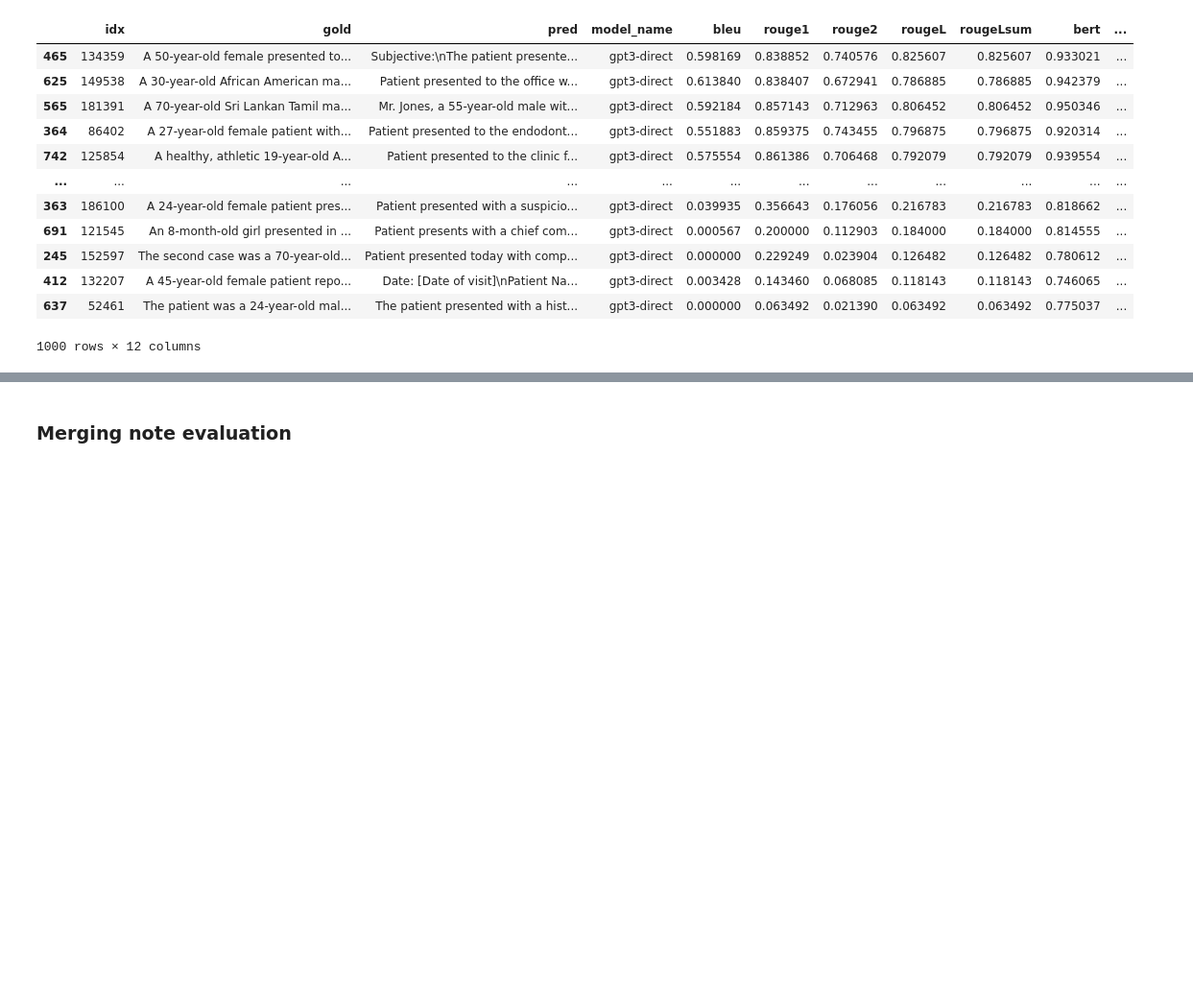
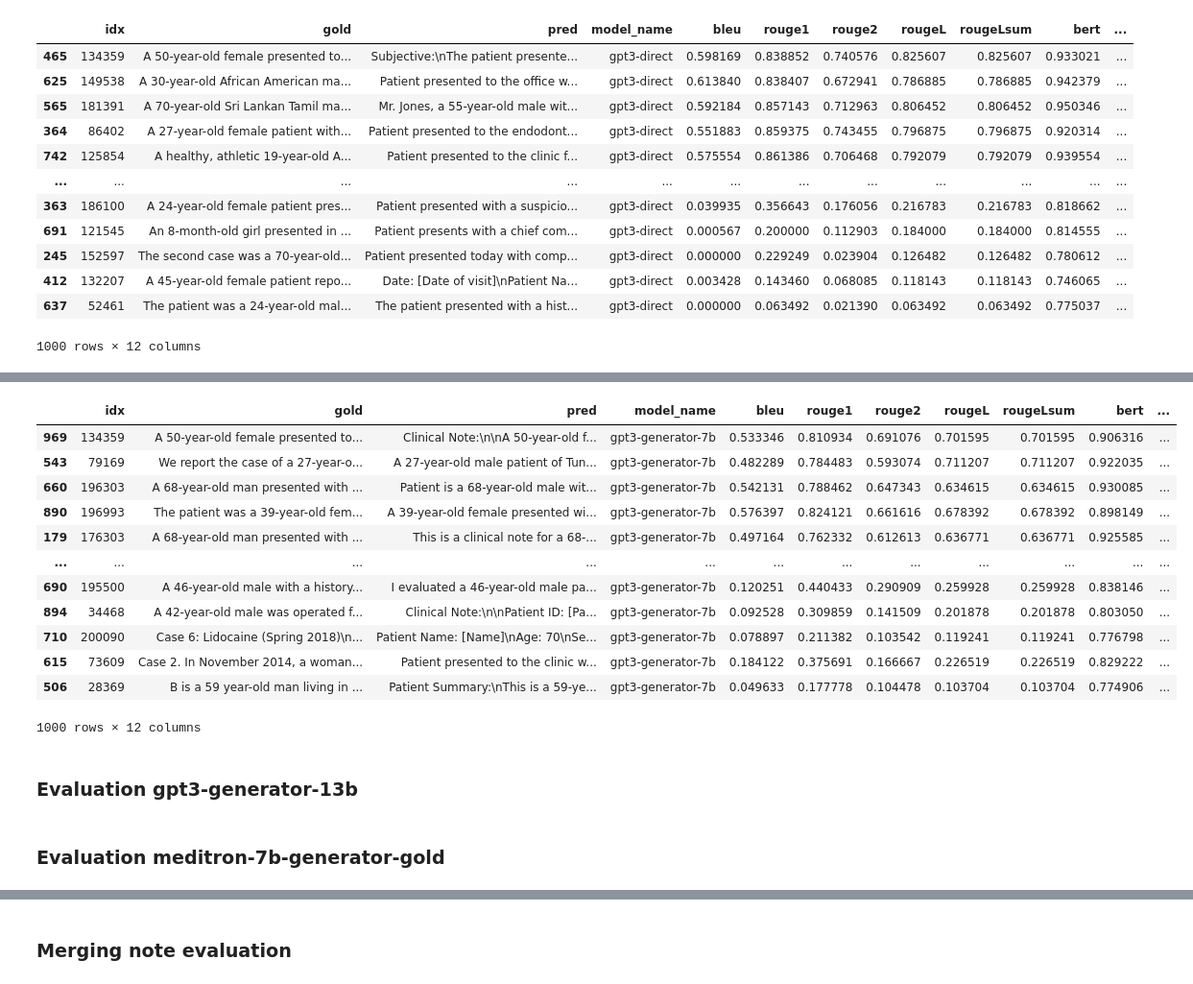
Before and after one commit to EPFL-IC-Make-Team/medinote, a Jupyter notebook: eval.ipynb, the cells around one changed output, grey strips where cells are left out. Shown at 96% size. Cells and saved outputs as stored; diff of their text form; code cells hidden in the pictures; blank space fills up the shorter version.

```diff
--- a/eval.ipynb
+++ b/eval.ipynb
@@ -301,0 +375,2 @@ display(gpt3_direct_eval_res.sort_values(by='aggregated_score', ascending=False)
+# %%
+gpt3_generator_7b = note_evaluation('gpt3-generator-7b')
@@ -301,0 +399,18 @@ display(gpt3_direct_eval_res.sort_values(by='aggregated_score', ascending=False)
+# %%
+display(gpt3_generator_7b.sort_values(by='aggregated_score', ascending=False))
+# %% [output]
+|  | idx | gold | pred | model_name | bleu | rouge1 | rouge2 | rougeL | rougeLsum | bert | ... |
+| 969 | 134359 | A 50-year-old female presented to... | Clinical Note:\n\nA 50-year-old f... | gpt3-generator-7b | 0.533346 | 0.810934 | 0.691076 | 0.701595 | 0.701595 | 0.906316 | ... |
+| 543 | 79169 | We report the case of a 27-year-o... | A 27-year-old male patient of Tun... | gpt3-generator-7b | 0.482289 | 0.784483 | 0.593074 | 0.711207 | 0.711207 | 0.922035 | ... |
+| 660 | 196303 | A 68-year-old man presented with ... | Patient is a 68-year-old male wit... | gpt3-generator-7b | 0.542131 | 0.788462 | 0.647343 | 0.634615 | 0.634615 | 0.930085 | ... |
+| 890 | 196993 | The patient was a 39-year-old fem... | A 39-year-old female presented wi... | gpt3-generator-7b | 0.576397 | 0.824121 | 0.661616 | 0.678392 | 0.678392 | 0.898149 | ... |
+| 179 | 176303 | A 68-year-old man presented with ... | This is a clinical note for a 68-... | gpt3-generator-7b | 0.497164 | 0.762332 | 0.612613 | 0.636771 | 0.636771 | 0.925585 | ... |
+| ... | ... | ... | ... | ... | ... | ... | ... | ... | ... | ... | ... |
+| 690 | 195500 | A 46-year-old male with a history... | I evaluated a 46-year-old male pa... | gpt3-generator-7b | 0.120251 | 0.440433 | 0.290909 | 0.259928 | 0.259928 | 0.838146 | ... |
+| 894 | 34468 | A 42-year-old male was operated f... | Clinical Note:\n\nPatient ID: [Pa... | gpt3-generator-7b | 0.092528 | 0.309859 | 0.141509 | 0.201878 | 0.201878 | 0.803050 | ... |
+| 710 | 200090 | Case 6: Lidocaine (Spring 2018)\n... | Patient Name: [Name]\nAge: 70\nSe... | gpt3-generator-7b | 0.078897 | 0.211382 | 0.103542 | 0.119241 | 0.119241 | 0.776798 | ... |
+| 615 | 73609 | Case 2. In November 2014, a woman... | Patient presented to the clinic w... | gpt3-generator-7b | 0.184122 | 0.375691 | 0.166667 | 0.226519 | 0.226519 | 0.829222 | ... |
+| 506 | 28369 | B is a 59 year-old man living in ... | Patient Summary:\nThis is a 59-ye... | gpt3-generator-7b | 0.049633 | 0.177778 | 0.104478 | 0.103704 | 0.103704 | 0.774906 | ... |
+1000 rows × 12 columns
+# %% [markdown]
+### Evaluation gpt3-generator-13b
@@ -301,0 +421,2 @@ display(gpt3_direct_eval_res.sort_values(by='aggregated_score', ascending=False)
+# %% [markdown]
+### Evaluation  meditron-7b-generator-gold
```
Also changed, not shown: parts of 25 cells of this notebook, 1 other file.
